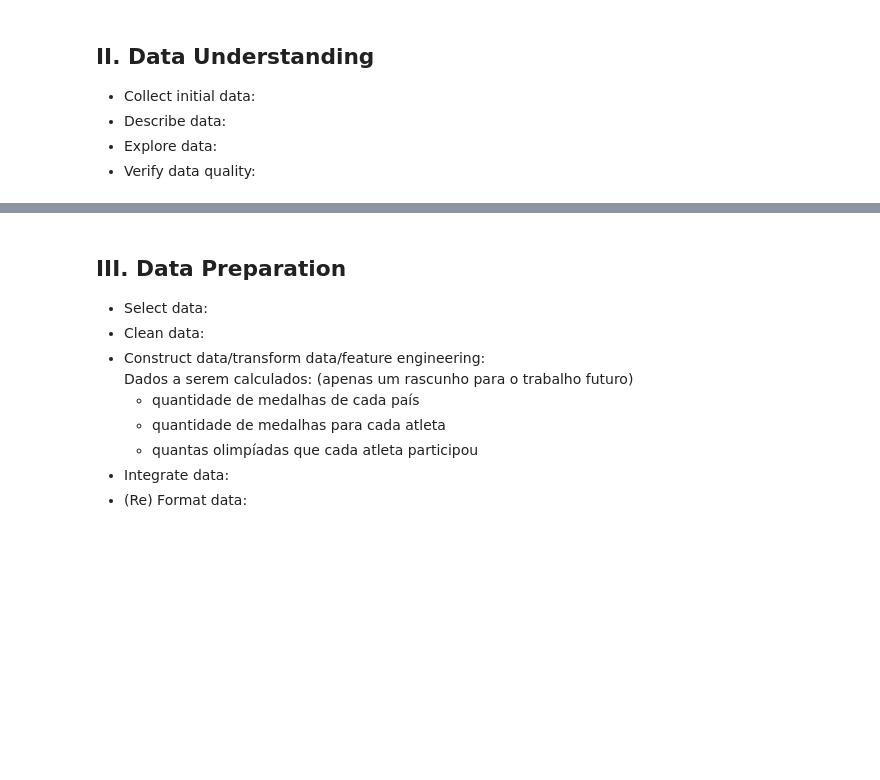
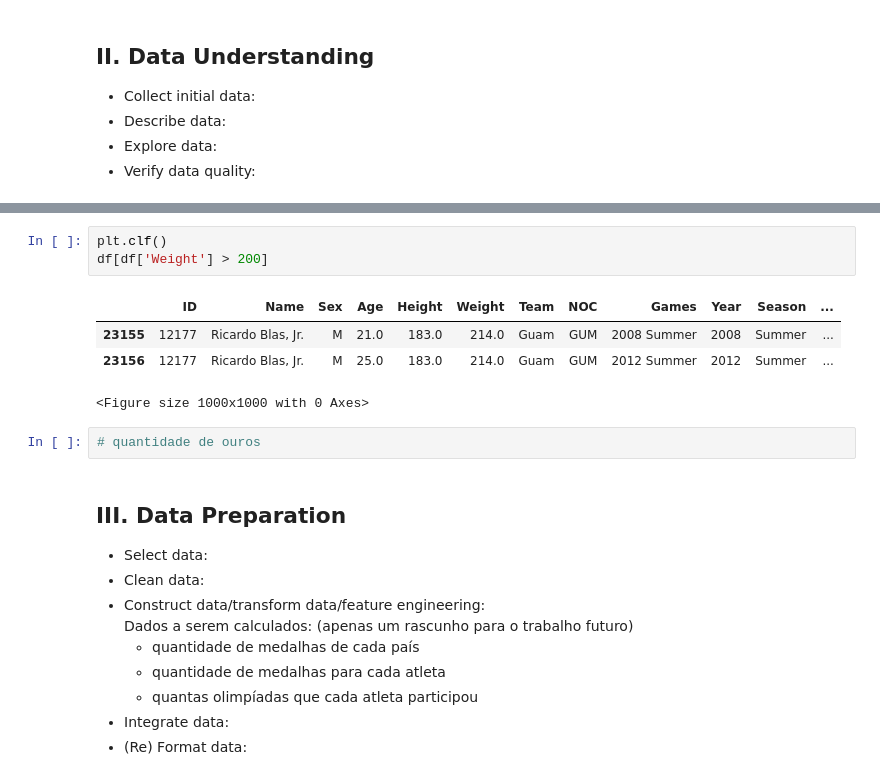
Before and after one commit to maisafraiz/projeto-amd, a Jupyter notebook: project.ipynb, the cells around one changed output, grey strips where cells are left out. Saved outputs shown, nothing was run; the diff lists cells and outputs as text; blank space fills up the shorter version.

```diff
--- a/project.ipynb
+++ b/project.ipynb
@@ -35,3 +134,13 @@ Coletar dados sobre os atletas e confederações, dentre os dados que pretendemo
+# %%
+plt.clf()
+df[df['Weight'] > 200]
+# %% [output]
+|  | ID | Name | Sex | Age | Height | Weight | Team | NOC | Games | Year | Season | ... |
+| 23155 | 12177 | Ricardo Blas, Jr. | M | 21.0 | 183.0 | 214.0 | Guam | GUM | 2008 Summer | 2008 | Summer | ... |
+| 23156 | 12177 | Ricardo Blas, Jr. | M | 25.0 | 183.0 | 214.0 | Guam | GUM | 2012 Summer | 2012 | Summer | ... |
+<Figure size 1000x1000 with 0 Axes>
+# %%
+# quantidade de ouros
 # %% [markdown]
 ## III. Data Preparation
 
```
Also changed, not shown: parts of 15 cells of this notebook.
